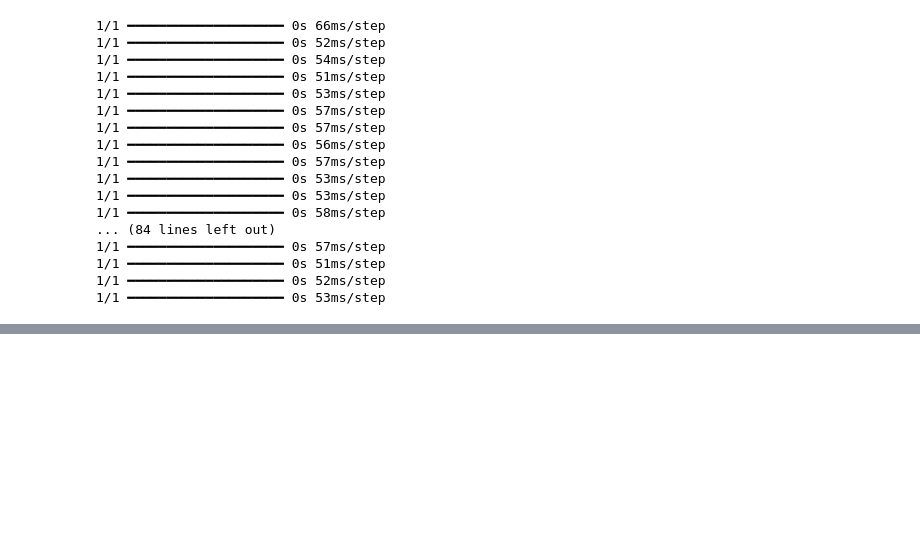
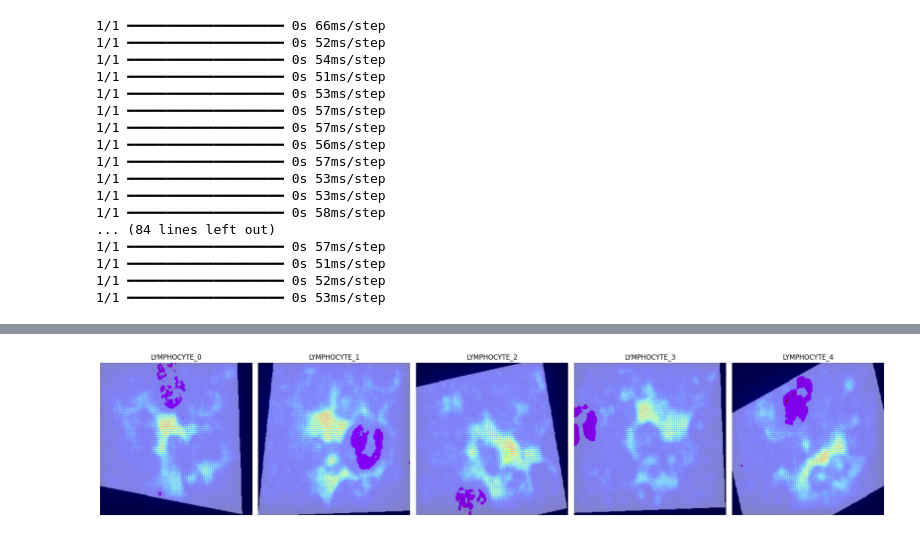
Before and after one commit to Drock54651/ML-4622-Project, a Jupyter notebook: blood-cell-images-using-cnn-model-98-5.ipynb, the cells around one changed output, grey strips where cells are left out. Drawn from its saved outputs; the diff is of its cells as text; code cells hidden in the pictures; blank space fills up the shorter version.

Commit message:
different images

```diff
--- a/blood-cell-images-using-cnn-model-98-5.ipynb
+++ b/blood-cell-images-using-cnn-model-98-5.ipynb
@@ -435,0 +408,37 @@ Wall time: 3min 2s
+# %%
+from tf_keras_vis.saliency import Saliency
+from tf_keras_vis.utils.scores import CategoricalScore
+from tf_keras_vis.utils.model_modifiers import ReplaceToLinear
+import numpy as np
+import matplotlib.pyplot as plt
+
+# Saliency object
+saliency = Saliency(model,
+                    model_modifier=ReplaceToLinear(),
+                    clone=True)
+
+# Predict class indices
+predicted_indices = np.argmax(model.predict(X), axis=1)
+
+# Limit to first N images
+N = 5
+X_subset = X[:N]
+predicted_subset = predicted_indices[:N]
+
+# Compute saliency maps
+saliency_maps = []
+for i in range(N):
+    score = CategoricalScore([predicted_subset[i]])
+    saliency_map = saliency(score, X_subset[i:i+1], smooth_samples=20, smooth_noise=0.20)
+    saliency_maps.append(saliency_map[0])
+
+# Plot
+fig, ax = plt.subplots(1, N, figsize=(20, 5))
+for i in range(N):
+    ax[i].imshow(X_subset[i])
+    ax[i].imshow(saliency_maps[i], cmap='jet', alpha=0.5)
+    ax[i].set_title(f"{class_labels[predicted_subset[i]]}_{i}")
+    ax[i].axis('off')
+plt.tight_layout()
+plt.show()
+# %% [output]
@@ -435,0 +451 @@ Wall time: 3min 2s
+[figure, added]
```
Also changed, not shown: parts of 2 cells of this notebook.
